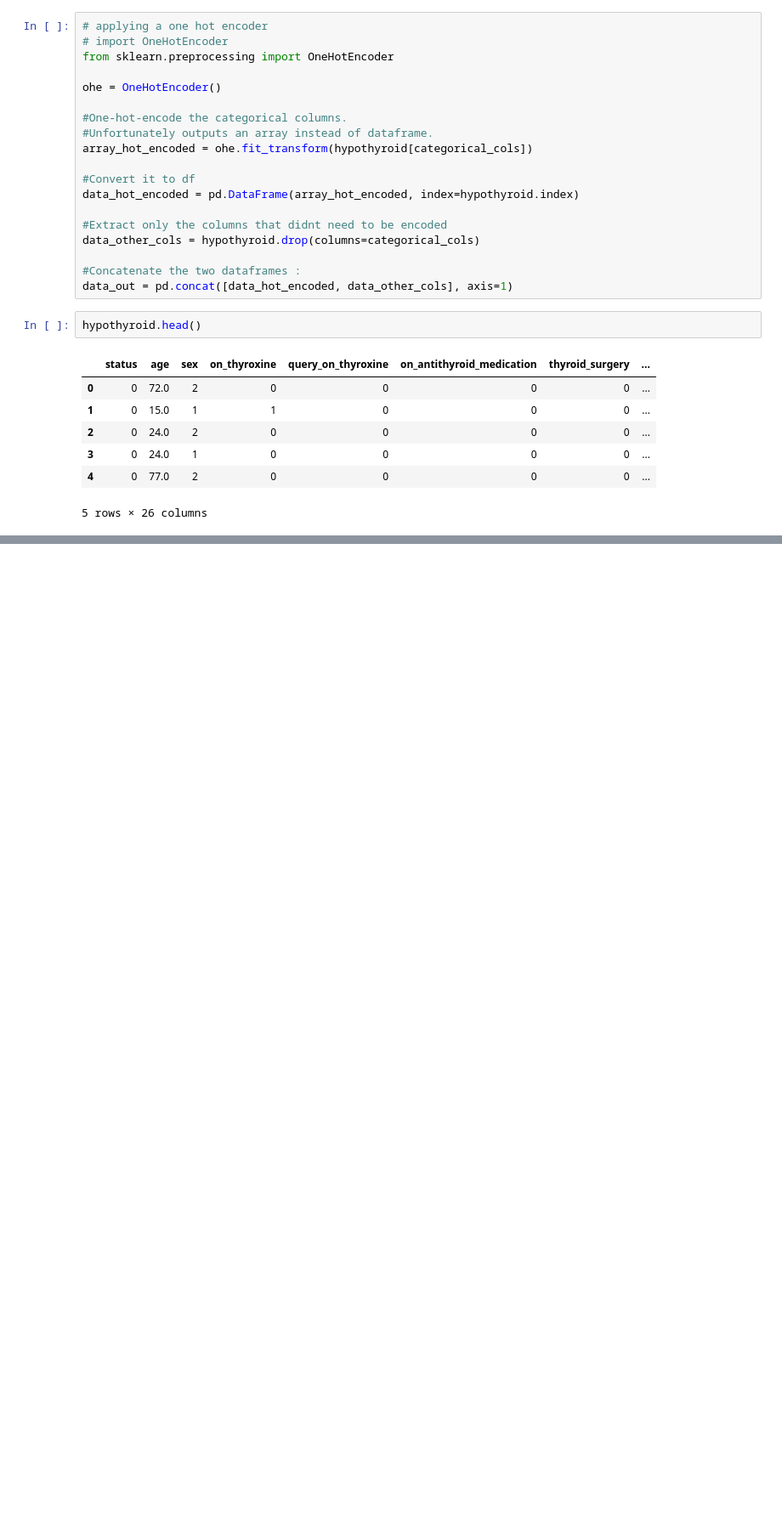
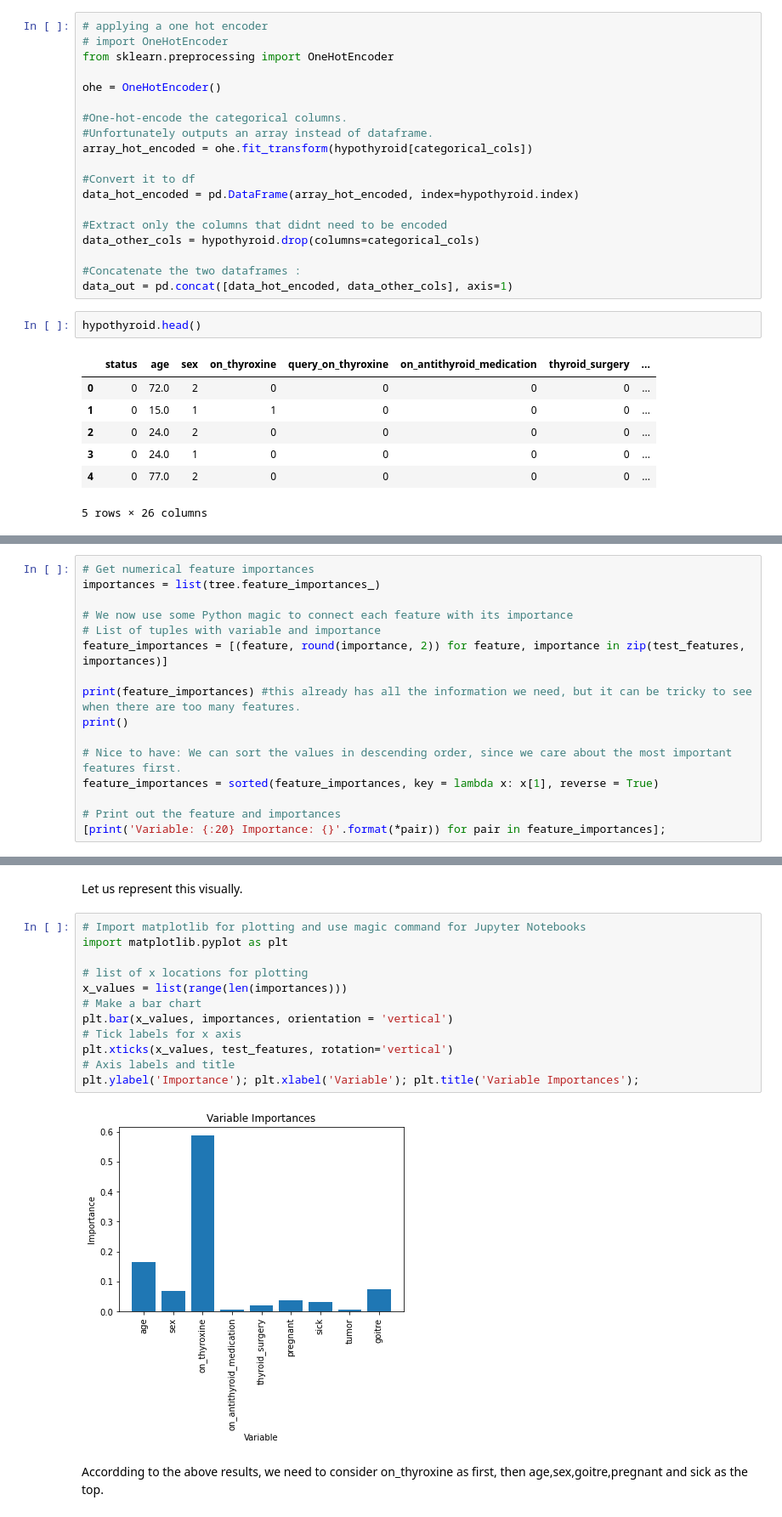
Before and after one commit to whiteroserobot/Checking-for-Hypothyroidism-python-supervised-learning, a Jupyter notebook: ipweek8.ipynb, the cells around one changed output, grey strips where cells are left out. Shown: that part at 85% size. Saved outputs shown, nothing was run; the diff lists cells and outputs as text; blank space fills up the shorter version.

```diff
--- a/ipweek8.ipynb
+++ b/ipweek8.ipynb
@@ -680,0 +921,16 @@ hypothyroid.head()
+# %%
+# Get numerical feature importances
+importances = list(tree.feature_importances_)
+
+# We now use some Python magic to connect each feature with its importance
+# List of tuples with variable and importance
+feature_importances = [(feature, round(importance, 2)) for feature, importance in zip(test_features, importances)]
+
+print(feature_importances) #this already has all the information we need, but it can be tricky to see when there are too many features.
+print()
+
+# Nice to have: We can sort the values in descending order, since we care about the most important features first.
+feature_importances = sorted(feature_importances, key = lambda x: x[1], reverse = True)
+
+# Print out the feature and importances
+[print('Variable: {:20} Importance: {}'.format(*pair)) for pair in feature_importances];
@@ -680,0 +949,18 @@ hypothyroid.head()
+# %% [markdown]
+Let us represent this visually.
+# %%
+# Import matplotlib for plotting and use magic command for Jupyter Notebooks
+import matplotlib.pyplot as plt
+
+# list of x locations for plotting
+x_values = list(range(len(importances)))
+# Make a bar chart
+plt.bar(x_values, importances, orientation = 'vertical')
+# Tick labels for x axis
+plt.xticks(x_values, test_features, rotation='vertical')
+# Axis labels and title
+plt.ylabel('Importance'); plt.xlabel('Variable'); plt.title('Variable Importances');
+# %% [output]
+[figure, added]
+# %% [markdown]
+Accordding to the above results, we need to consider on_thyroxine as first, then age,sex,goitre,pregnant and sick as the top.
```
Also changed, not shown: parts of 34 cells of this notebook.
